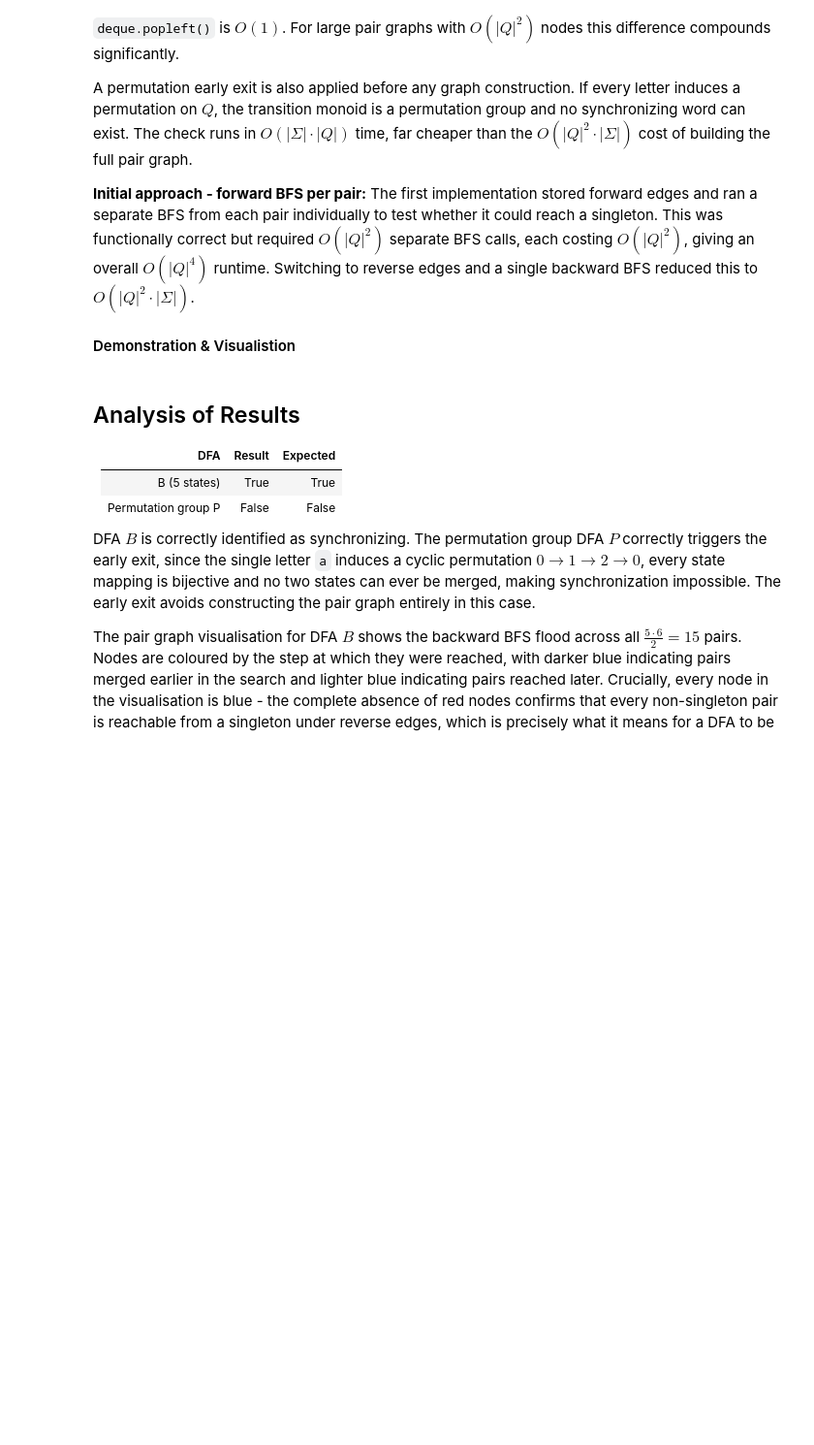
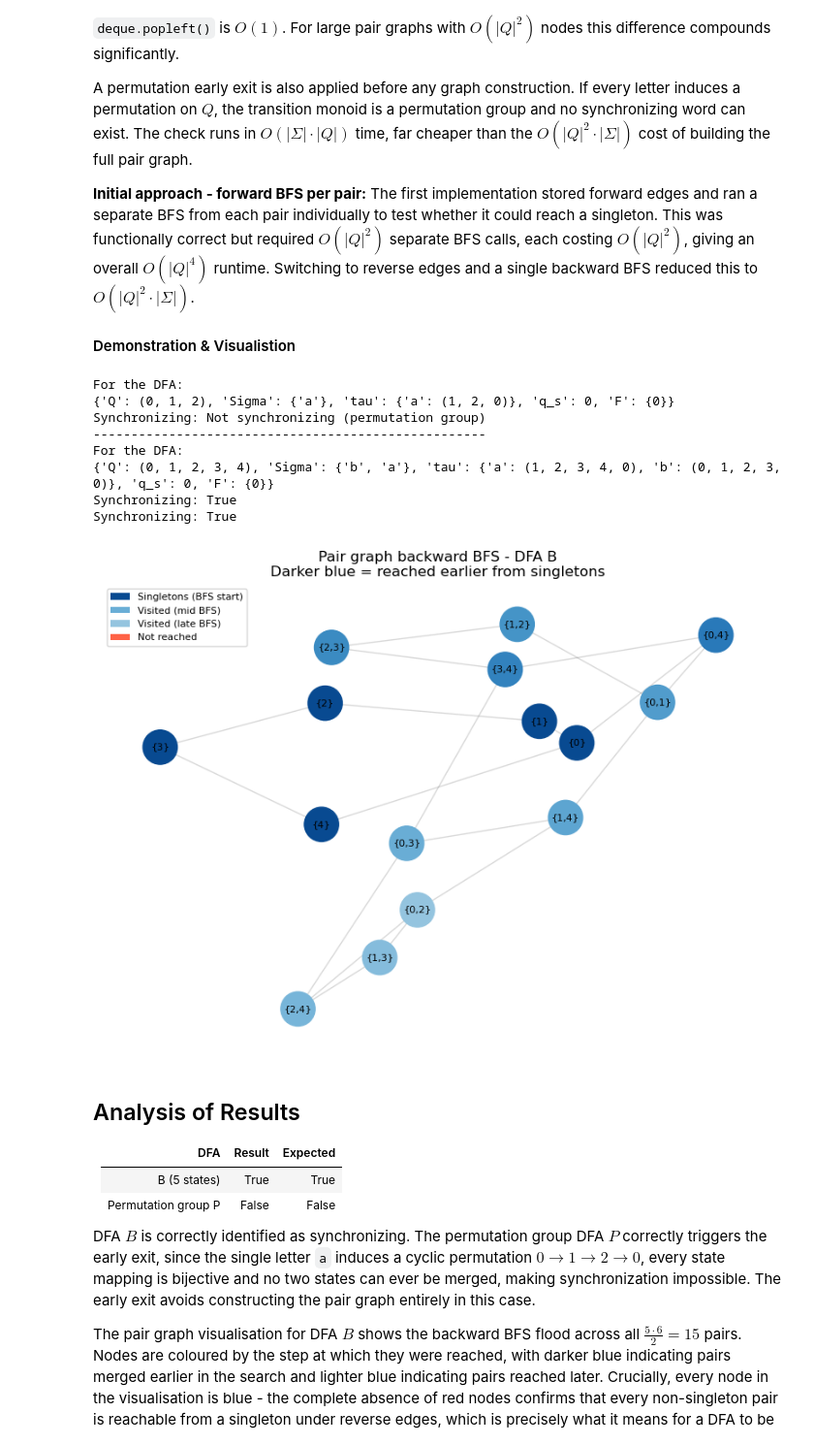
Before and after one commit to kaleater22/MT3510-Group-Project, a Jupyter notebook: MT3510_Pure_Team_Project.ipynb, the cells around one changed output. Shown at 97% size. Saved outputs shown, nothing was run; the diff lists cells and outputs as text; code cells hidden in the pictures; blank space fills up the shorter version.

```diff
--- a/MT3510_Pure_Team_Project.ipynb
+++ b/MT3510_Pure_Team_Project.ipynb
@@ -399,11 +555,15 @@ def synchronizing_pair_graph_bool(A, verbose=False):
     The optional verbose flag prints progress information during the search.
     """
 
-    Q, Sigma, tau, q_s, F = A                       # Unpack the 5-tuple
+    Q = tuple(sorted(A["Q"]))
+    Sigma = A["Sigma"]
+    tau = A["tau"]
+    q_s = A["q_s"]
+    F = A["F"]                     # Unpack the 5-tuple
 
     # Early exit: if every letter induces a permutation on Q, the transition
     # monoid is a permutation group and no reset word can exist
-    if all(is_permutation({q: tau[(q, a)] for q in Q}, Q) for a in Sigma):
+    if all(is_permutation(tau[a], Q) for a in Sigma):
         if verbose:
             print("All letters induce permutations - not synchronizing.")
         return False
@@ -420,7 +580,7 @@ def synchronizing_pair_graph_bool(A, verbose=False):
         node_list = list(node)
         q1, q2 = (node_list[0], node_list[0]) if len(node_list) == 1 else (node_list[0], node_list[1])
         for a in Sigma:
-            target = frozenset({tau[(q1, a)], tau[(q2, a)]})
+            target = frozenset({tau[a][q1], tau[a][q2]})
             reverse_edges[target].add(node)
 
     # Flood backwards from singletons
@@ -476,7 +636,11 @@ def visualize_pair_graph_bfs(A):
     blue, later visited pairs are lighter, and unreached pairs are red.
     """
 
-    Q, Sigma, tau, q_s, F = A                       # Unpack the 5-tuple
+    Q = tuple(sorted(A["Q"]))
+    Sigma = A["Sigma"]
+    tau = A["tau"]
+    q_s = A["q_s"]
+    F = A["F"]                  # Unpack the 5-tuple
 
     # Build all pairs and singletons
     all_pairs = {frozenset({q1, q2}) for q1 in Q for q2 in Q}
@@ -488,7 +652,7 @@ def visualize_pair_graph_bfs(A):
         node_list = list(node)
         q1, q2 = (node_list[0], node_list[0]) if len(node_list) == 1 else (node_list[0], node_list[1])
         for a in Sigma:
-            target = frozenset({tau[(q1, a)], tau[(q2, a)]})
+            target = frozenset({tau[a][q1], tau[a][q2]})
             reverse_edges[target].add(node)
 
     # BFS - track visit order so we can colour nodes by step
@@ -525,33 +689,43 @@ def visualize_pair_graph_bfs(A):
             node_colors.append('tomato')                    # Never reached - not synchronizing
         else:
             t = visit_order[node] / max_step                # 0 = singleton, 1 = last reached
             node_colors.append(cm.Blues(0.9 - 0.5 * t))
 
     fig, ax = plt.subplots(figsize=(8, 6))
     nx.draw_networkx_edges(G, pos, ax=ax, alpha=0.3, arrows=True,
                            arrowstyle='->', arrowsize=10, edge_color='gray')
     nx.draw_networkx_nodes(G, pos, ax=ax, node_color=node_colors,
                            node_size=800)
     nx.draw_networkx_labels(G, pos, labels=labels, ax=ax, font_size=8)
 
     # Legend
     from matplotlib.patches import Patch
     legend = [
         Patch(facecolor=cm.Blues(0.9), label='Singletons (BFS start)'),
         Patch(facecolor=cm.Blues(0.5), label='Visited (mid BFS)'),
         Patch(facecolor=cm.Blues(0.4), label='Visited (late BFS)'),
         Patch(facecolor='tomato',      label='Not reached'),
     ]
     ax.legend(handles=legend, loc='upper left', fontsize=8)
     ax.set_title('Pair graph backward BFS - DFA B\nDarker blue = reached earlier from singletons')
     ax.axis('off')
     plt.tight_layout()
     plt.show()
 
 # Visualise the pair graph BFS for DFA B
 result_B = synchronizing_pair_graph_bool(B)
 print(f"Synchronizing: {result_B}")
 visualize_pair_graph_bfs(B)
+# %% [output]
+For the DFA:
+{'Q': (0, 1, 2), 'Sigma': {'a'}, 'tau': {'a': (1, 2, 0)}, 'q_s': 0, 'F': {0}}
+Synchronizing: Not synchronizing (permutation group)
+----------------------------------------------------
+For the DFA:
+{'Q': (0, 1, 2, 3, 4), 'Sigma': {'b', 'a'}, 'tau': {'a': (1, 2, 3, 4, 0), 'b': (0, 1, 2, 3, 0)}, 'q_s': 0, 'F': {0}}
+Synchronizing: True
+Synchronizing: True
+[figure, added]
 # %% [markdown]
 ## Analysis of Results
 
```
Also changed, not shown: parts of 28 cells of this notebook.
